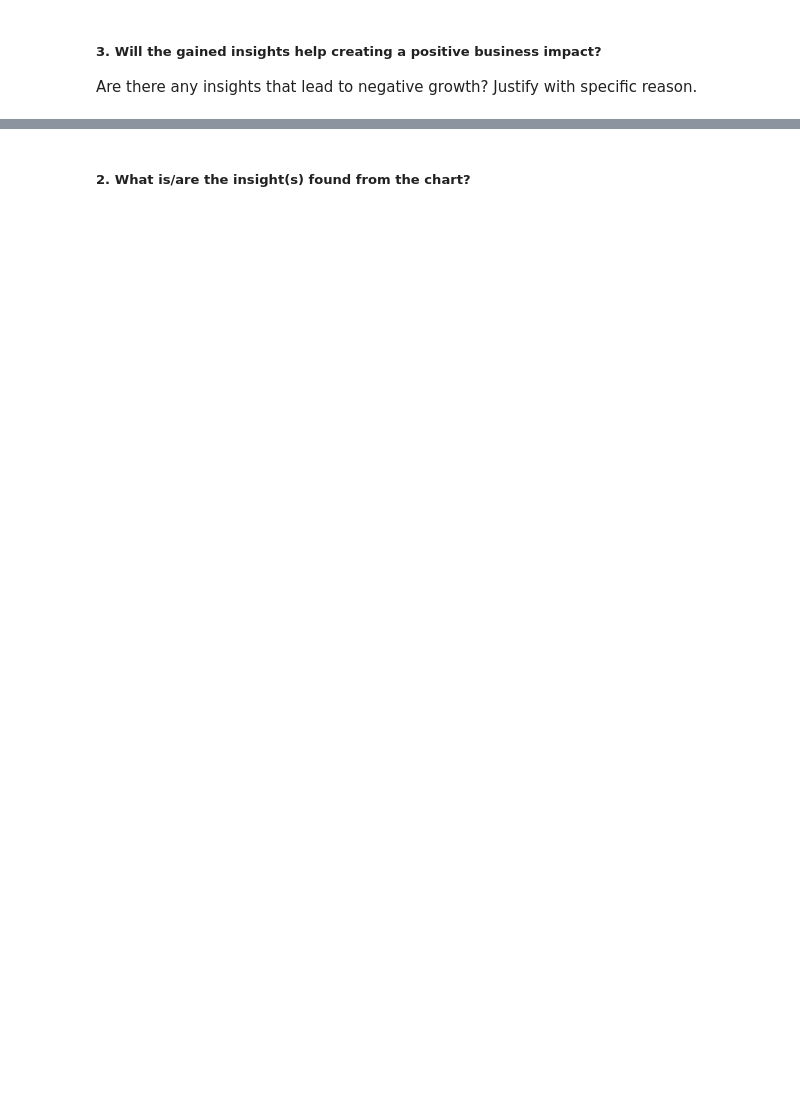
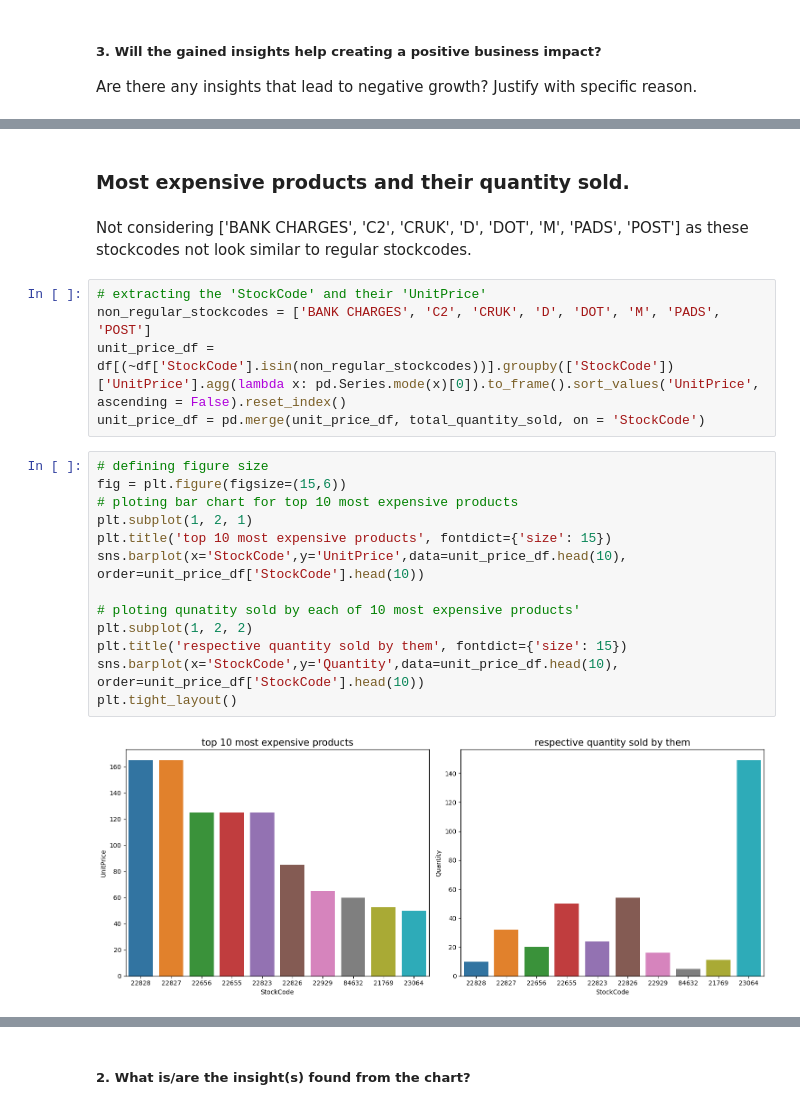
Before and after one commit to kd0176/Online-Retail-Customer-Segmentation, a Jupyter notebook: Online_Retail_Customer_Segmentation.ipynb, the cells around one changed output, grey strips where cells are left out. Drawn from its saved outputs; the diff is of its cells as text; blank space fills up the shorter version.

```diff
--- a/Online_Retail_Customer_Segmentation.ipynb
+++ b/Online_Retail_Customer_Segmentation.ipynb
@@ -568,0 +638,24 @@ Answer Here.
+# %% [markdown]
+### Most expensive products and their quantity sold.
+# %% [markdown]
+Not considering ['BANK CHARGES', 'C2', 'CRUK', 'D', 'DOT', 'M', 'PADS', 'POST'] as these stockcodes not look similar to regular stockcodes.
+# %%
+# extracting the 'StockCode' and their 'UnitPrice'
+non_regular_stockcodes = ['BANK CHARGES', 'C2', 'CRUK', 'D', 'DOT', 'M', 'PADS', 'POST']
+unit_price_df = df[(~df['StockCode'].isin(non_regular_stockcodes))].groupby(['StockCode'])['UnitPrice'].agg(lambda x: pd.Series.mode(x)[0]).to_frame().sort_values('UnitPrice', ascending = False).reset_index()
+unit_price_df = pd.merge(unit_price_df, total_quantity_sold, on = 'StockCode')
+# %%
+# defining figure size
+fig = plt.figure(figsize=(15,6))
+# ploting bar chart for top 10 most expensive products
+plt.subplot(1, 2, 1)
+plt.title('top 10 most expensive products', fontdict={'size': 15})
+sns.barplot(x='StockCode',y='UnitPrice',data=unit_price_df.head(10), order=unit_price_df['StockCode'].head(10))
+
+# ploting qunatity sold by each of 10 most expensive products'
+plt.subplot(1, 2, 2)
+plt.title('respective quantity sold by them', fontdict={'size': 15})
+sns.barplot(x='StockCode',y='Quantity',data=unit_price_df.head(10), order=unit_price_df['StockCode'].head(10))
+plt.tight_layout()
+# %% [output]
+[figure, added]
```
Also changed, not shown: parts of 54 cells of this notebook.
